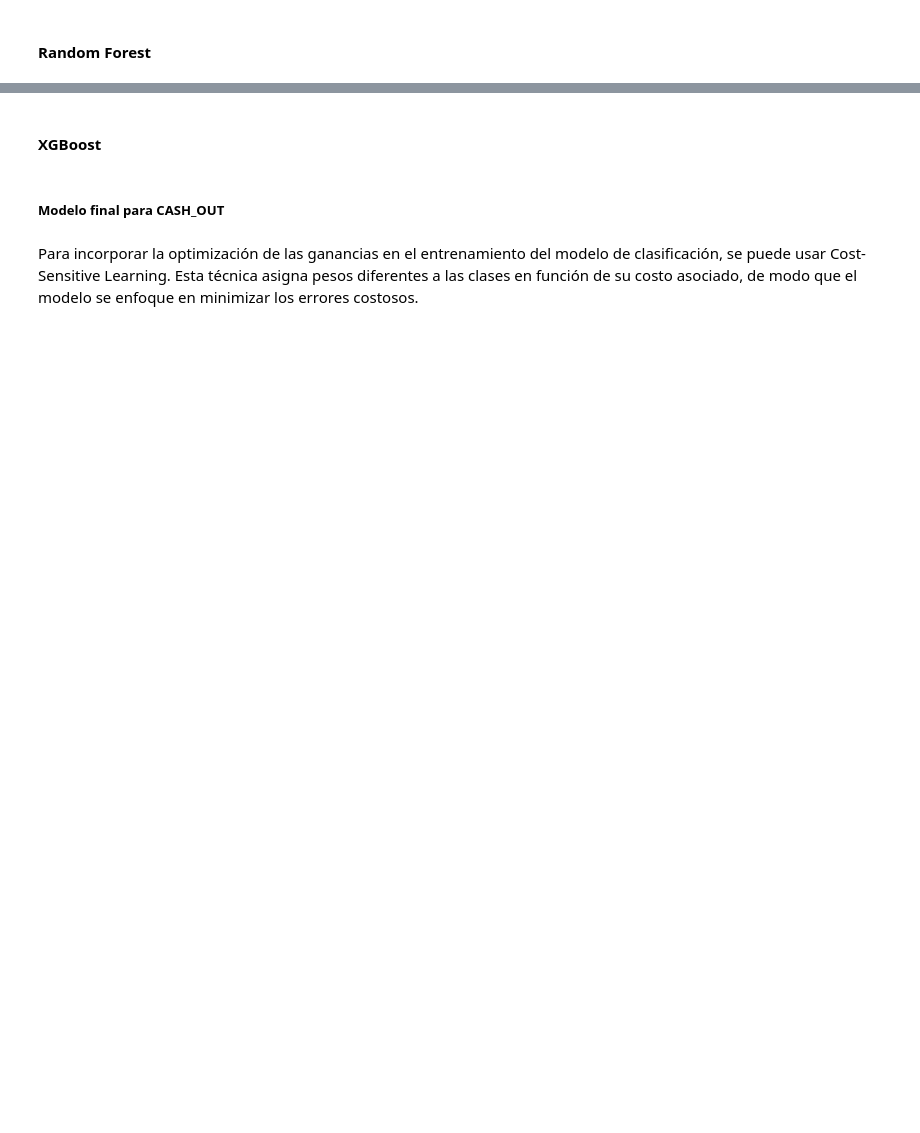
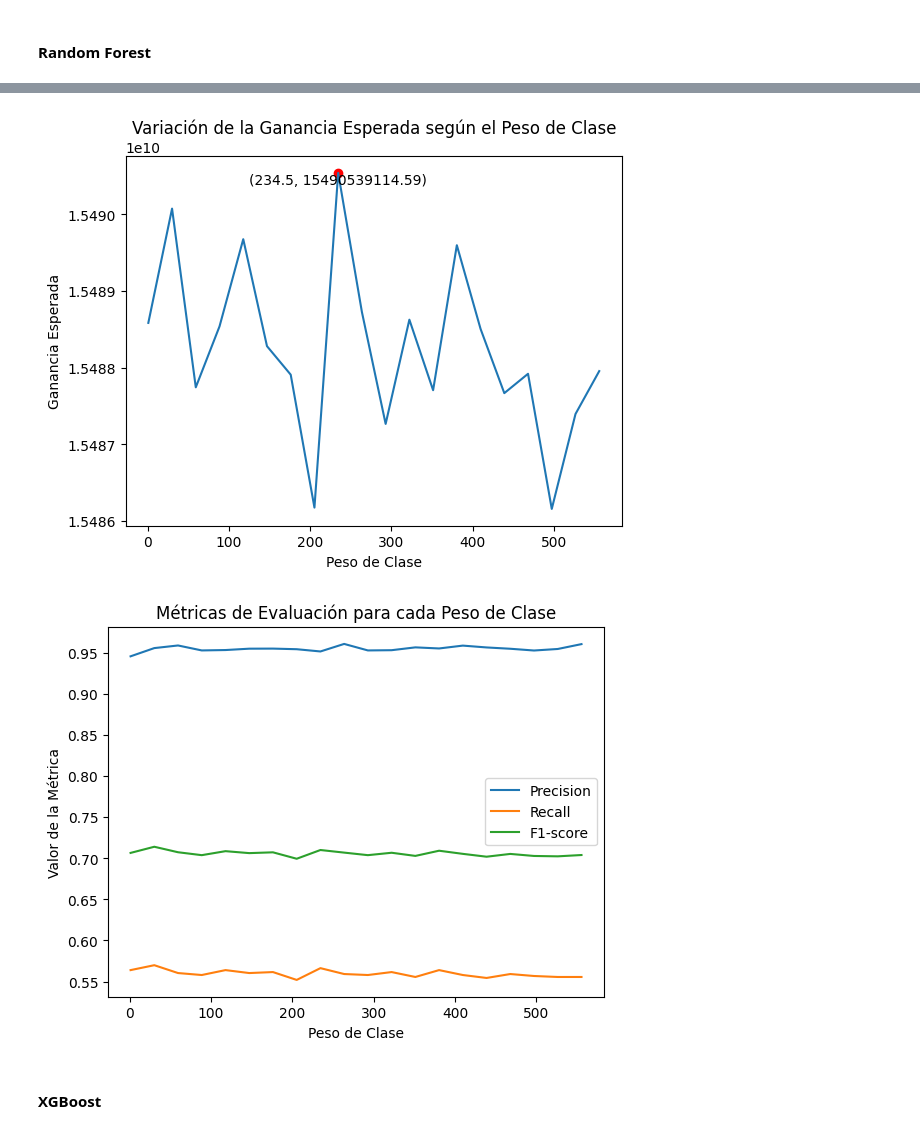
Before and after one commit to raczki/AMq1_TP, a Jupyter notebook: TP_Raczkowski.ipynb, the cells around one changed output, grey strips where cells are left out. Saved outputs shown, nothing was run; the diff lists cells and outputs as text; code cells hidden in the pictures; blank space fills up the shorter version.

Commit message:
Modelo cash out

```diff
--- a/TP_Raczkowski.ipynb
+++ b/TP_Raczkowski.ipynb
@@ -795,2 +935,76 @@ Pruebo usando pesos menores para la clase mayoritaria
 # %% [markdown]
 #### Random Forest
+# %%
+# Definir los diferentes pesos para ajustar el equilibrio de clases
+desbalance = 1/0.0018
+weights = np.linspace(1, desbalance, 20)
+# weights = np.linspace(1, 10, 20)
+weights = np.round(weights, decimals=2)
+profits = []
+precision_scores = []
+recall_scores = []
+f1_scores = []
+
+warnings.filterwarnings("ignore", category=ConvergenceWarning)
+# Iterar sobre los diferentes pesos de clase
+for i, weight in enumerate(weights):
+    # Itero los distintos pesos para la clase fraude, por default se le asigna un peso de 1 a la clase no fraude
+    class_weights = {0: 1, 1: weight}
+
+    # Crear y entrenar el modelo con los pesos de clase modificados
+    model = RandomForestClassifier(n_estimators=100, random_state=42, class_weight=class_weights)
+    model.fit(X_train_sc, y_train)
+
+    # Realizar predicciones en el conjunto de prueba
+    y_pred = model.predict(X_test_sc)
+
+    # Calcular las métricas de evaluación
+    precision = precision_score(y_test, y_pred)
+    recall = recall_score(y_test, y_pred)
+    f1 = f1_score(y_test, y_pred)
+    tn, fp, fn, tp = confusion_matrix(y_test, y_pred).ravel()
+
+    #accuracy_scores.append(accuracy)
+    precision_scores.append(precision)
+    recall_scores.append(recall)
+    f1_scores.append(f1)
+
+    # Calcular las ganancias utilizando los porcentajes de ganancia y pérdida definidos
+    results = X_test.copy()
+    results['y_pred'] = y_pred
+    results['y_test'] = y_test
+    results['TP'] = np.where((results['y_pred'] == 1) & (results['y_test'] == 1), 1, 0)
+    results['TN'] = np.where((results['y_pred'] == 0) & (results['y_test'] == 0), 1, 0)
+    results['FP'] = np.where((results['y_pred'] == 1) & (results['y_test'] == 0), 1, 0)
+    results['FN'] = np.where((results['y_pred'] == 0) & (results['y_test'] == 1), 1, 0)
+    profit = (0.2 * results.loc[results['TN'] == 1, 'amount'].sum()) - results.loc[results['FN'] == 1, 'amount'].sum()
+    profits.append(profit)
+
+    # Imprimir los resultados
+    print("Iteración:", i+1)
+    print("Peso de clase:", weight)
+    # print(classification_report(y_test,y_pred))
+    print("--------------------")
+
+# Gráfico de ganancias
+max_index = profits.index(max(profits))
+plt.plot(weights, profits)
+plt.scatter(weights[max_index], profits[max_index], color='red', marker='o')
+plt.xlabel('Peso de Clase')
+plt.ylabel('Ganancia Esperada')
+plt.title('Variación de la Ganancia Esperada según el Peso de Clase')
+plt.annotate(f'({weights[max_index]}, {profits[max_index]:.2f})', xy=(weights[max_index], profits[max_index]),
+             xytext=(weights[max_index], profits[max_index]-50),
+             ha='center', va='top')
+plt.show()
+
+# Gráfico de métricas
+plt.plot(weights, precision_scores, label='Precision')
+plt.plot(weights, recall_scores, label='Recall')
+plt.plot(weights, f1_scores, label='F1-score')
+plt.xlabel('Peso de Clase')
+plt.ylabel('Valor de la Métrica')
+plt.title('Métricas de Evaluación para cada Peso de Clase')
+plt.legend()
+plt.show()
+# %% [output]
@@ -797,6 +1028,4 @@ Pruebo usando pesos menores para la clase mayoritaria
+[figure, added]
+[figure, added]
 # %% [markdown]
 #### XGBoost
-# %% [markdown]
-##### Modelo final para CASH_OUT
-# %% [markdown]
-Para incorporar la optimización de las ganancias en el entrenamiento del modelo de clasificación, se puede usar Cost-Sensitive Learning. Esta técnica asigna pesos diferentes a las clases en función de su costo asociado, de modo que el modelo se enfoque en minimizar los errores costosos.
```
Also changed, not shown: parts of 16 cells of this notebook.
